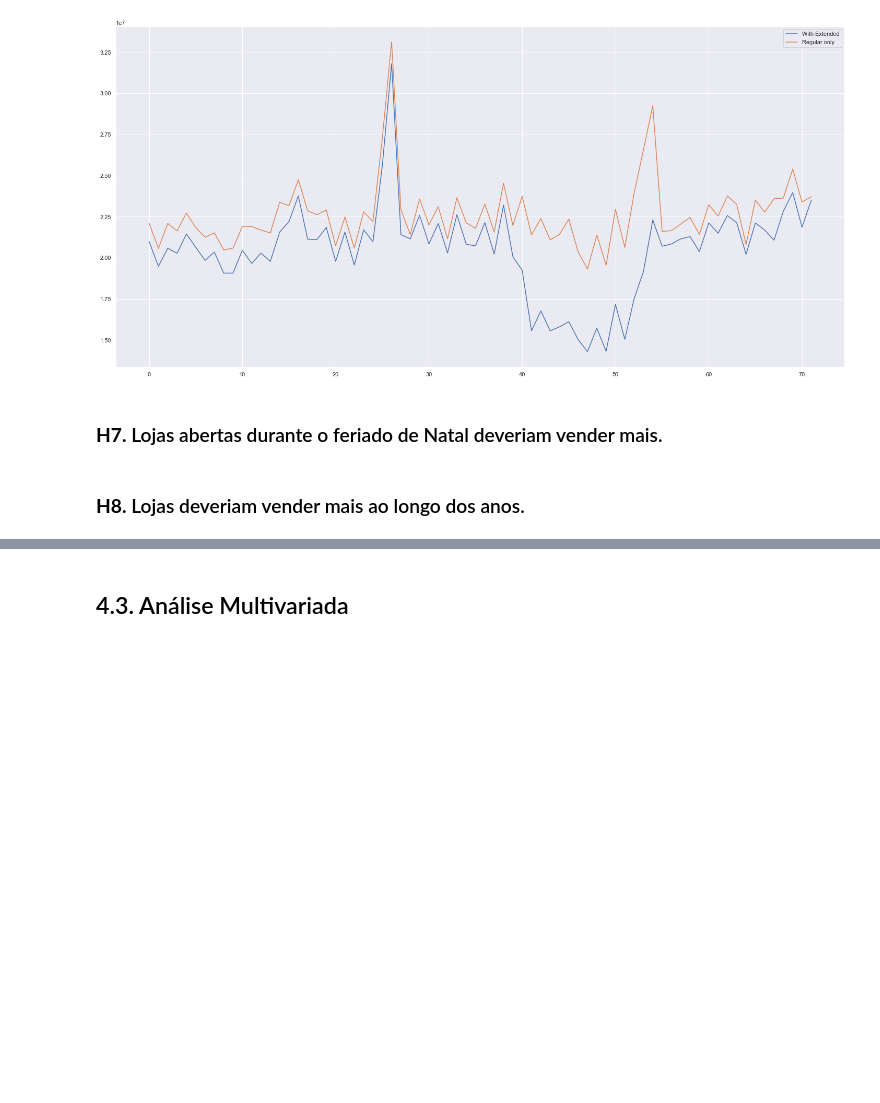
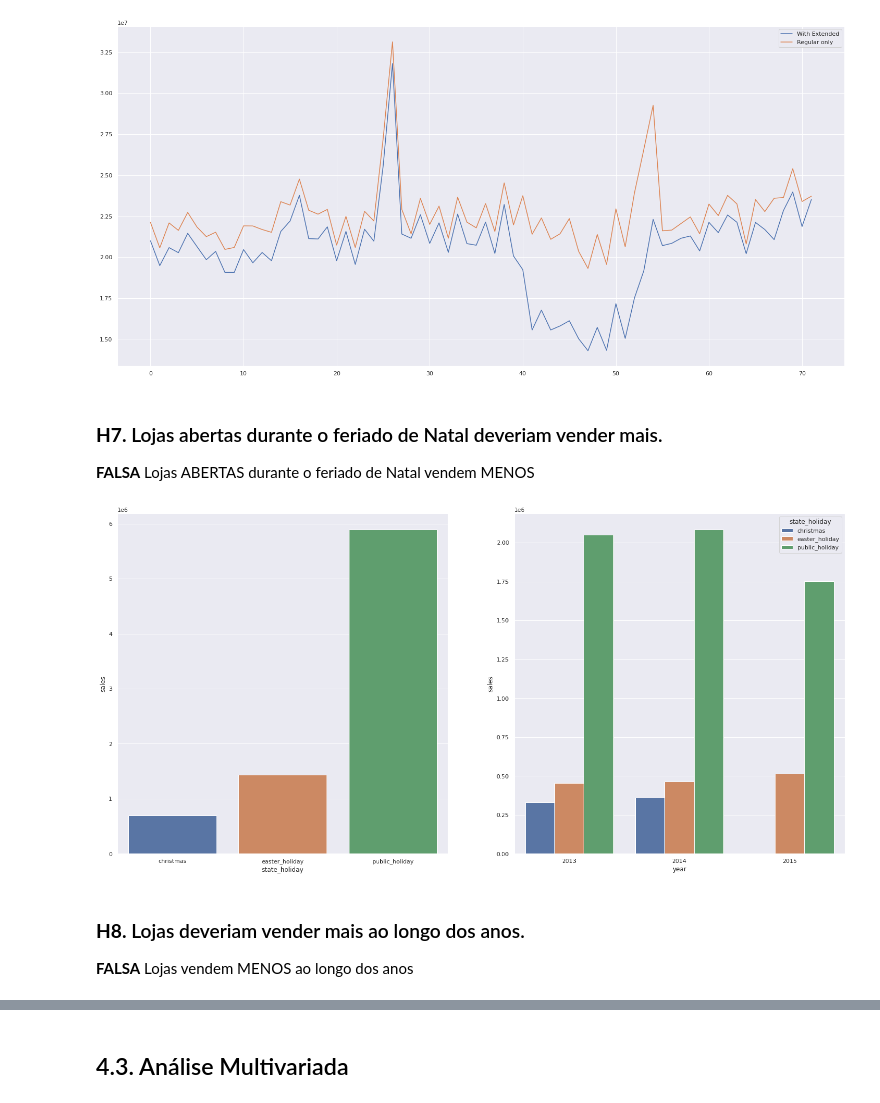
Before and after one commit to jeovaramos/DataScience_Em_Producao, a Jupyter notebook: m04_v01_store_sales_prediction.ipynb, the cells around one changed output, grey strips where cells are left out. Cells and saved outputs as stored; diff of their text form; code cells hidden in the pictures; blank space fills up the shorter version.

```diff
--- a/m04_v01_store_sales_prediction.ipynb
+++ b/m04_v01_store_sales_prediction.ipynb
@@ -575,5 +575,19 @@ ax.legend(labels=['With Extended', 'Regular only']);
 [figure]
 # %% [markdown]
 ### **H7.** Lojas abertas durante o feriado de Natal deveriam vender mais.
+**FALSA** Lojas ABERTAS durante o feriado de Natal vendem MENOS
+# %%
+plt.subplot(121)
+temp = df4[df4['state_holiday'] != 'regular_day']
+temp = temp[['state_holiday', 'sales']].groupby('state_holiday').sum().reset_index()
+sns.barplot(x='state_holiday', y='sales', data=temp);
+
+plt.subplot(122)
+temp = df4[df4['state_holiday'] != 'regular_day']
+temp = temp[['year', 'state_holiday', 'sales']].groupby(['year', 'state_holiday']).sum().reset_index()
+sns.barplot(x='year', y='sales', hue='state_holiday', data=temp);
+# %% [output]
+[figure, added]
 # %% [markdown]
 ### **H8.** Lojas deveriam vender mais ao longo dos anos.
+**FALSA** Lojas vendem MENOS ao longo dos anos
```
Also changed, not shown: parts of 12 cells of this notebook.
